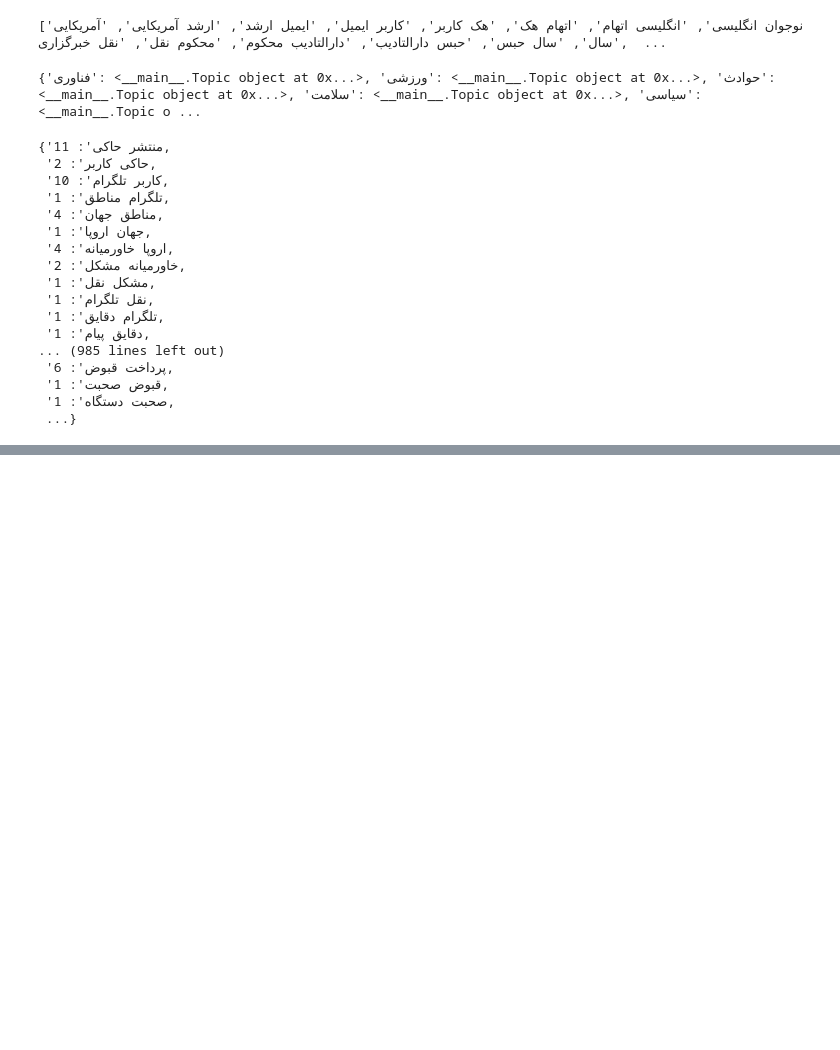
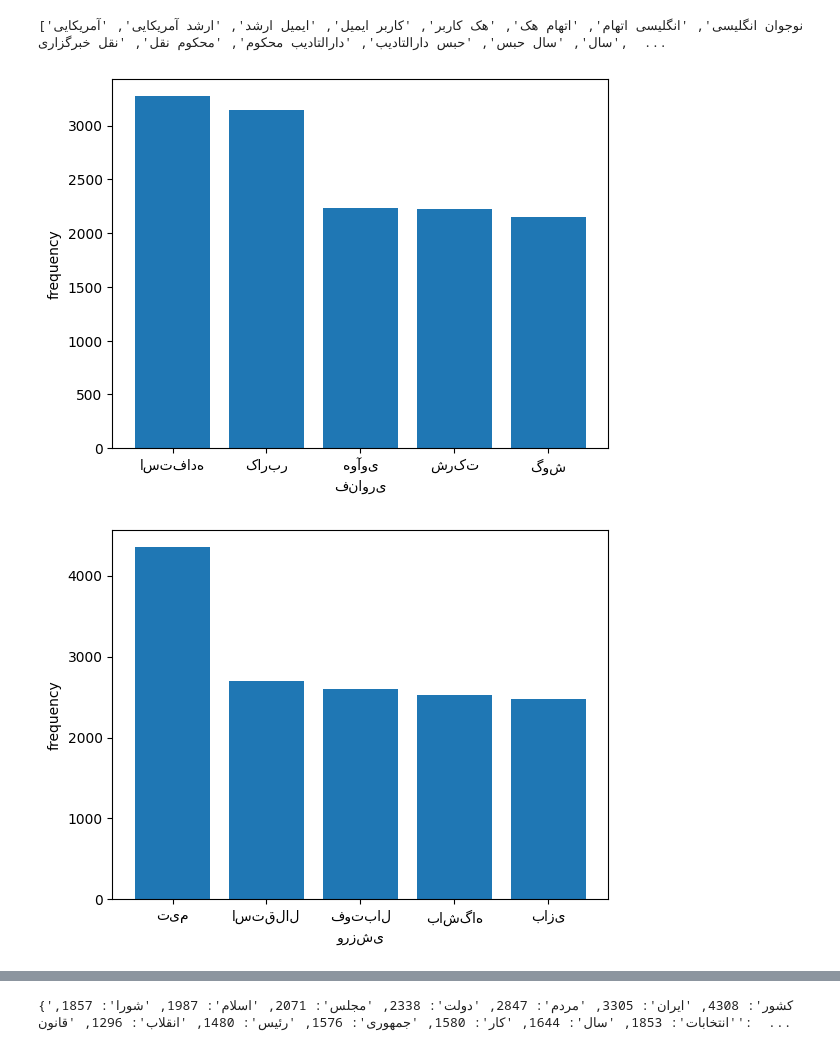
Before and after one commit to mohajel/AI_projects, a Jupyter notebook: CA3/ca3.ipynb, the cells around one changed output, grey strips where cells are left out. Cells and saved outputs as stored; diff of their text form; code cells hidden in the pictures; blank space fills up the shorter version.

Commit message:
plots implemented

```diff
--- a/CA3/ca3.ipynb
+++ b/CA3/ca3.ipynb
@@ -117,25 +137,8 @@ def train():
 
 train()
-# %%
-print(topics)
-
-topics["فناوری"].words
-# %% [output]
-{'فناوری': <__main__.Topic object at 0x...>, 'ورزشی': <__main__.Topic object at 0x...>, 'حوادث': <__main__.Topic object at 0x...>, 'سلامت': <__main__.Topic object at 0x...>, 'سیاسی': <__main__.Topic o ...
-{'منتشر حاکی': 11,
- 'حاکی کاربر': 2,
- 'کاربر تلگرام': 10,
- 'تلگرام مناطق': 1,
- 'مناطق جهان': 4,
- 'جهان اروپا': 1,
- 'اروپا خاورمیانه': 4,
- 'خاورمیانه مشکل': 2,
- 'مشکل نقل': 1,
- 'نقل تلگرام': 1,
- 'تلگرام دقایق': 1,
- 'دقایق پیام': 1,
-... (985 lines left out)
- 'پرداخت قبوض': 6,
- 'قبوض صحبت': 1,
- 'صحبت دستگاه': 1,
- ...}
+# %%
+for topic in topics.values():
+    topic.plot(5)
+# %% [output]
+[figure, added]
+[figure, added]
@@ -141,0 +149,6 @@ topics["فناوری"].words
+# %%
+x = topics["سیاسی"].words
+len(x)
+print(x)
+# %% [output]
+{'کشور': 4308, 'ایران': 3305, 'مردم': 2847, 'دولت': 2338, 'مجلس': 2071, 'اسلام': 1987, 'شورا': 1857, 'انتخابات': 1853, 'سال': 1644, 'کار': 1580, 'جمهوری': 1576, 'رئیس': 1480, 'انقلاب': 1296, 'قانون':  ...
```
Also changed, not shown: parts of 5 cells of this notebook.
